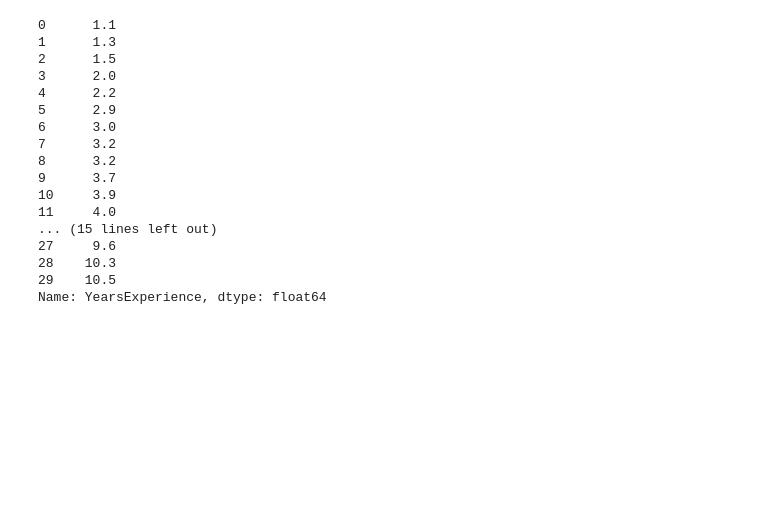
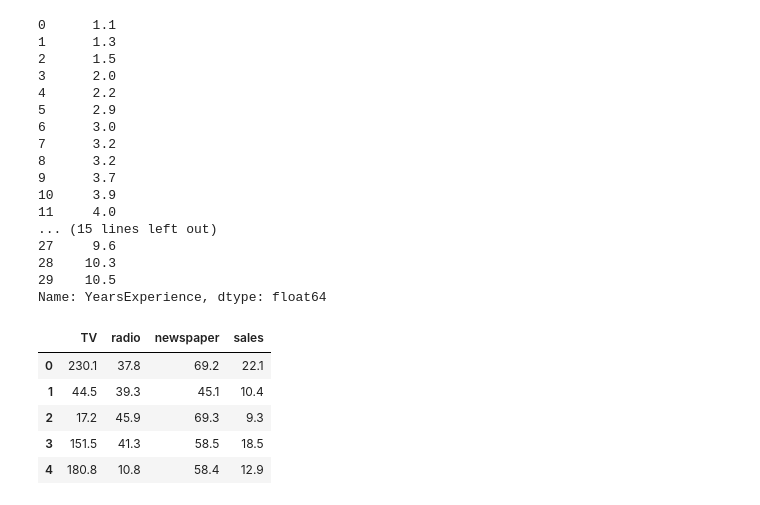
Before and after one commit to AP-Skill-Development-Corporation/Machine-Learning-Online-Training-Public-20-07-2021-to-07-08-2021-, a Jupyter notebook: Day7_LinearRegression/Day7_28-07-2021.ipynb, the cells around one changed output. Saved outputs shown, nothing was run; the diff lists cells and outputs as text; code cells hidden in the pictures; blank space fills up the shorter version.

```diff
--- a/Day7_LinearRegression/Day7_28-07-2021.ipynb
+++ b/Day7_LinearRegression/Day7_28-07-2021.ipynb
@@ -216,3 +217,13 @@ x
 28    10.3
 29    10.5
 Name: YearsExperience, dtype: float64
+# %%
+adv = pd.read_csv("https://raw.githubusercontent.com/AP-Skill-Development-Corporation/Machine-Learning-Online-Training-Public-20-07-2021-to-07-08-2021-/main/Day7_LinearRegression/Advertising.csv")
+adv.head()
+# %% [output]
+|  | TV | radio | newspaper | sales |
+| 0 | 230.1 | 37.8 | 69.2 | 22.1 |
+| 1 | 44.5 | 39.3 | 45.1 | 10.4 |
+| 2 | 17.2 | 45.9 | 69.3 | 9.3 |
+| 3 | 151.5 | 41.3 | 58.5 | 18.5 |
+| 4 | 180.8 | 10.8 | 58.4 | 12.9 |
```
Also changed, not shown: parts of 22 cells of this notebook.
